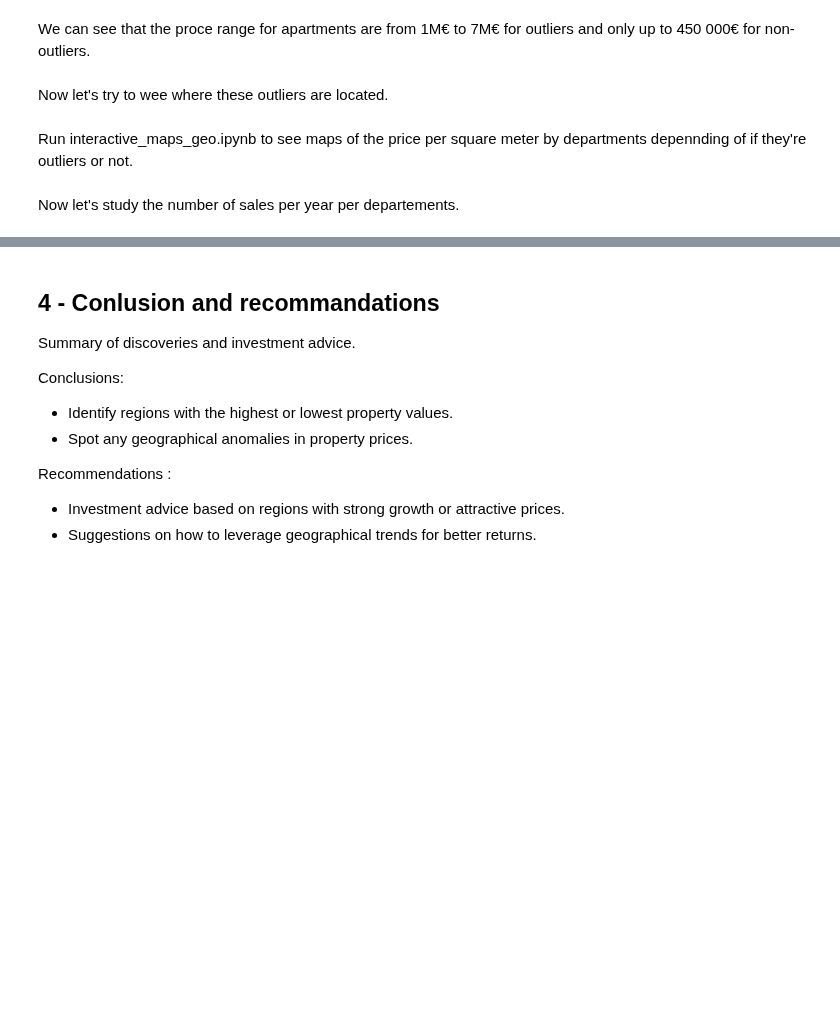
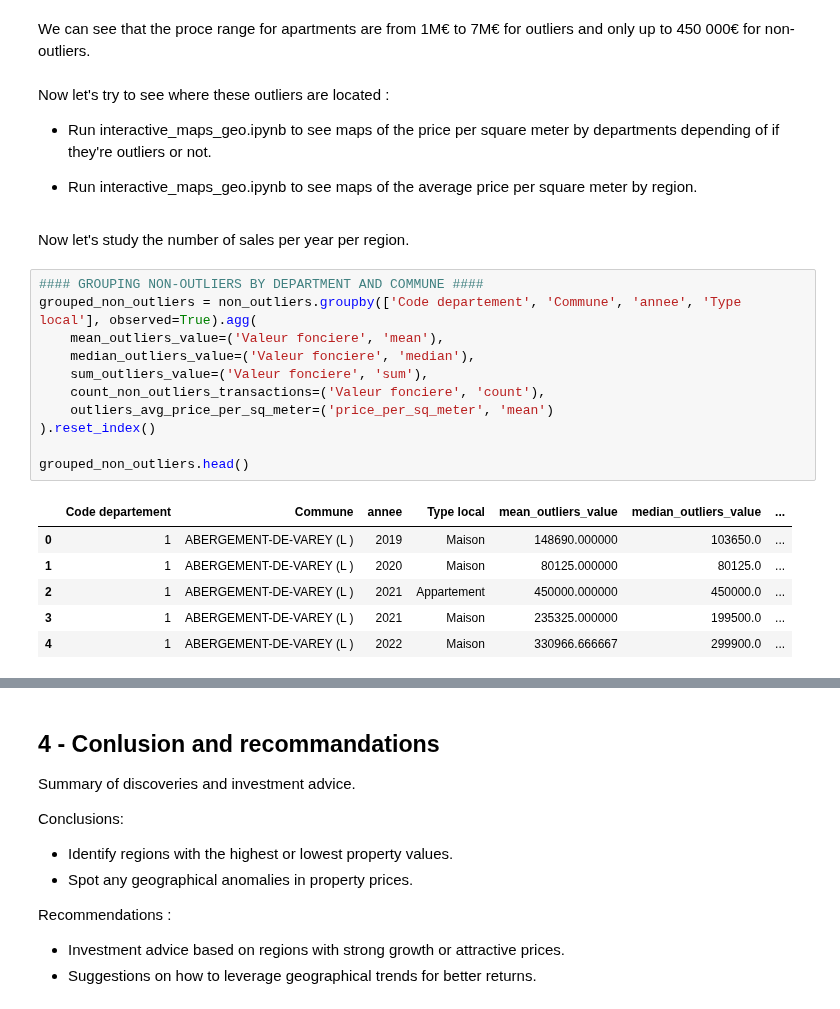
Before and after one commit to Kal3idoscope/Land-data-analysis-French-market, a Jupyter notebook: geographical_comparisons.ipynb, the cells around one changed output, grey strips where cells are left out. Drawn from its saved outputs; the diff is of its cells as text; blank space fills up the shorter version.

```diff
--- a/geographical_comparisons.ipynb
+++ b/geographical_comparisons.ipynb
@@ -465,9 +466,28 @@ plt.show()
 [figure]
 # %% [markdown]
 We can see that the proce range for apartments are from 1M€ to 7M€ for outliers and only up to 450 000€ for non-outliers.
-# %% [markdown]
-Now let's try to wee where these outliers are located.
 # %% [markdown]
-Run interactive_maps_geo.ipynb to see maps of the price per square meter by departments depennding of if they're outliers or not.
+Now let's try to see where these outliers are located :
+- Run interactive_maps_geo.ipynb to see maps of the price per square meter by departments depending of if they're outliers or not.
+
+- Run interactive_maps_geo.ipynb to see maps of the average price per square meter by region.
 # %% [markdown]
-Now let's study the number of sales per year per departements.
+Now let's study the number of sales per year per region.
+# %%
+#### GROUPING NON-OUTLIERS BY DEPARTMENT AND COMMUNE ####
+grouped_non_outliers = non_outliers.groupby(['Code departement', 'Commune', 'annee', 'Type local'], observed=True).agg(
+    mean_outliers_value=('Valeur fonciere', 'mean'),
+    median_outliers_value=('Valeur fonciere', 'median'),
+    sum_outliers_value=('Valeur fonciere', 'sum'),
+    count_non_outliers_transactions=('Valeur fonciere', 'count'),
+    outliers_avg_price_per_sq_meter=('price_per_sq_meter', 'mean')
+).reset_index()
+
+grouped_non_outliers.head()
+# %% [output]
+|  | Code departement | Commune | annee | Type local | mean_outliers_value | median_outliers_value | ... |
+| 0 | 1 | ABERGEMENT-DE-VAREY (L ) | 2019 | Maison | 148690.000000 | 103650.0 | ... |
+| 1 | 1 | ABERGEMENT-DE-VAREY (L ) | 2020 | Maison | 80125.000000 | 80125.0 | ... |
+| 2 | 1 | ABERGEMENT-DE-VAREY (L ) | 2021 | Appartement | 450000.000000 | 450000.0 | ... |
+| 3 | 1 | ABERGEMENT-DE-VAREY (L ) | 2021 | Maison | 235325.000000 | 199500.0 | ... |
+| 4 | 1 | ABERGEMENT-DE-VAREY (L ) | 2022 | Maison | 330966.666667 | 299900.0 | ... |
```
Also changed, not shown: parts of 11 cells of this notebook, 6 other files.
